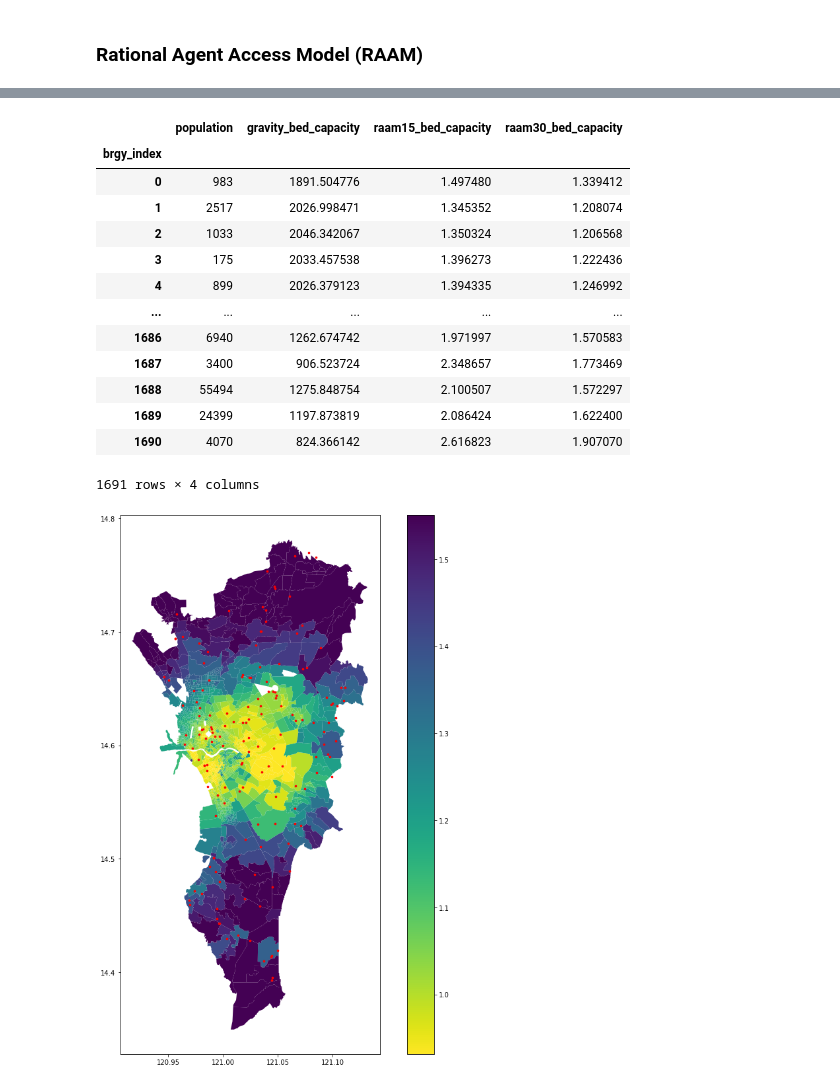
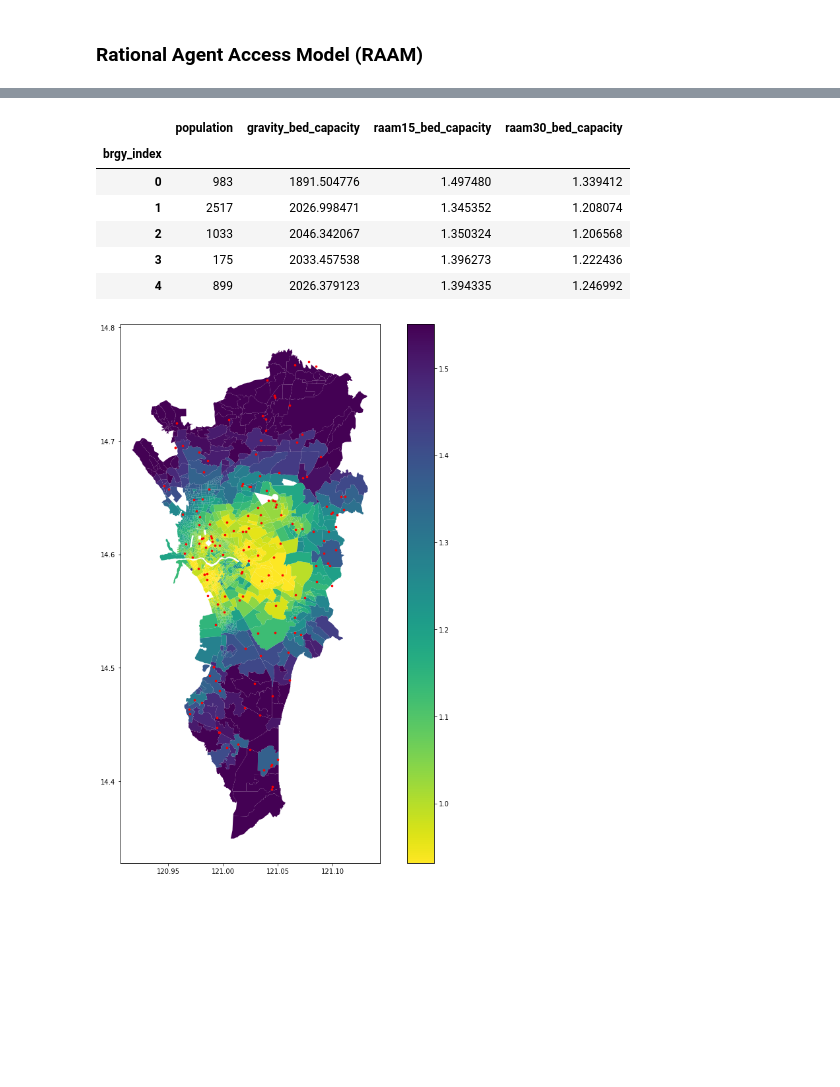
Before and after one commit to cpmalenab/the-big-one-ph, a Jupyter notebook: notebooks/accessibility_scores.ipynb, the cells around one changed output, grey strips where cells are left out. Drawn from its saved outputs; the diff is of its cells as text; code cells hidden in the pictures; blank space fills up the shorter version.

```diff
--- a/notebooks/accessibility_scores.ipynb
+++ b/notebooks/accessibility_scores.ipynb
@@ -191,20 +170,13 @@ brgy_hosp_access.raam(name="raam30", tau=1800) #30minutes buffer time
 # %%
-brgy_hosp_access.access_df
+brgy_hosp_access.access_df.head()
 # %% [output]
 |  | population | gravity_bed_capacity | raam15_bed_capacity | raam30_bed_capacity |
 | brgy_index |  |  |  |  |
 | 0 | 983 | 1891.504776 | 1.497480 | 1.339412 |
 | 1 | 2517 | 2026.998471 | 1.345352 | 1.208074 |
 | 2 | 1033 | 2046.342067 | 1.350324 | 1.206568 |
 | 3 | 175 | 2033.457538 | 1.396273 | 1.222436 |
 | 4 | 899 | 2026.379123 | 1.394335 | 1.246992 |
-| ... | ... | ... | ... | ... |
-| 1686 | 6940 | 1262.674742 | 1.971997 | 1.570583 |
-| 1687 | 3400 | 906.523724 | 2.348657 | 1.773469 |
-| 1688 | 55494 | 1275.848754 | 2.100507 | 1.572297 |
-| 1689 | 24399 | 1197.873819 | 2.086424 | 1.622400 |
-| 1690 | 4070 | 824.366142 | 2.616823 | 1.907070 |
-1691 rows × 4 columns
 # %%
 plot_access_measure("raam30_bed_capacity", reversed_color=True)
 # %% [output]
```
Also changed, not shown: parts of 3 cells of this notebook, 2 other files.
